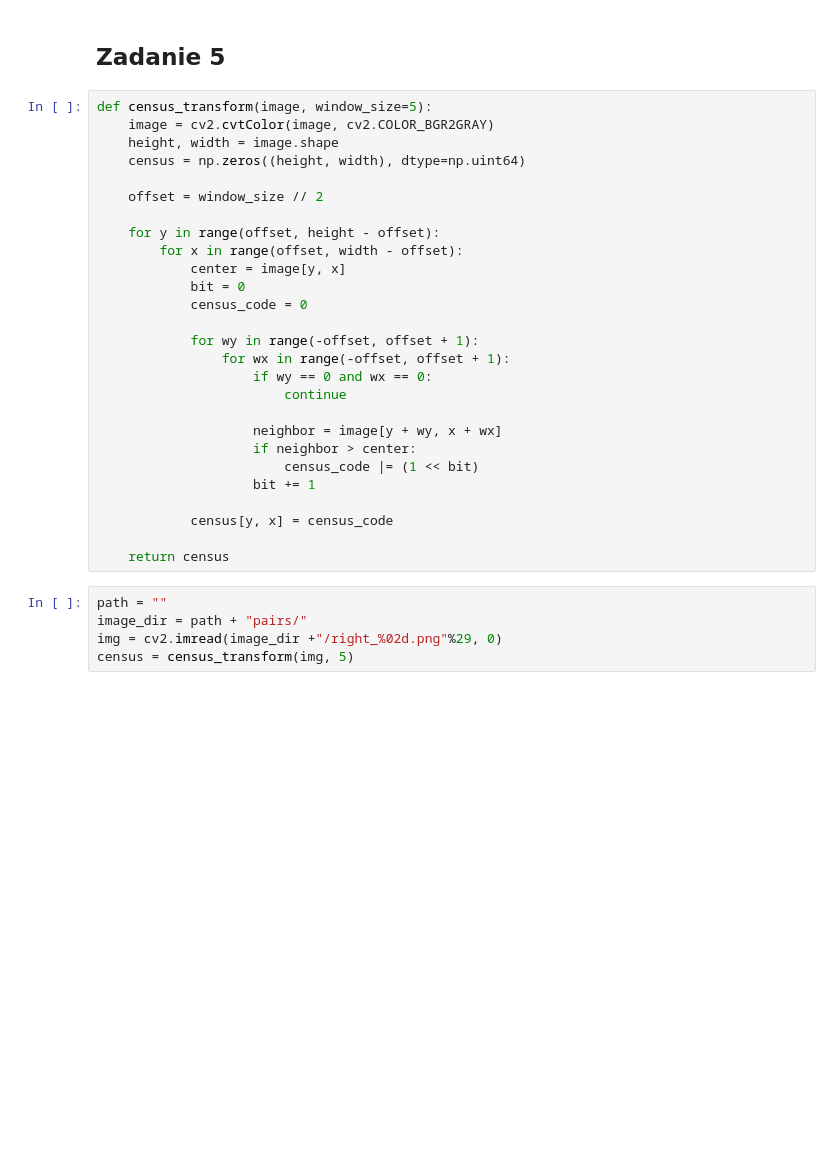
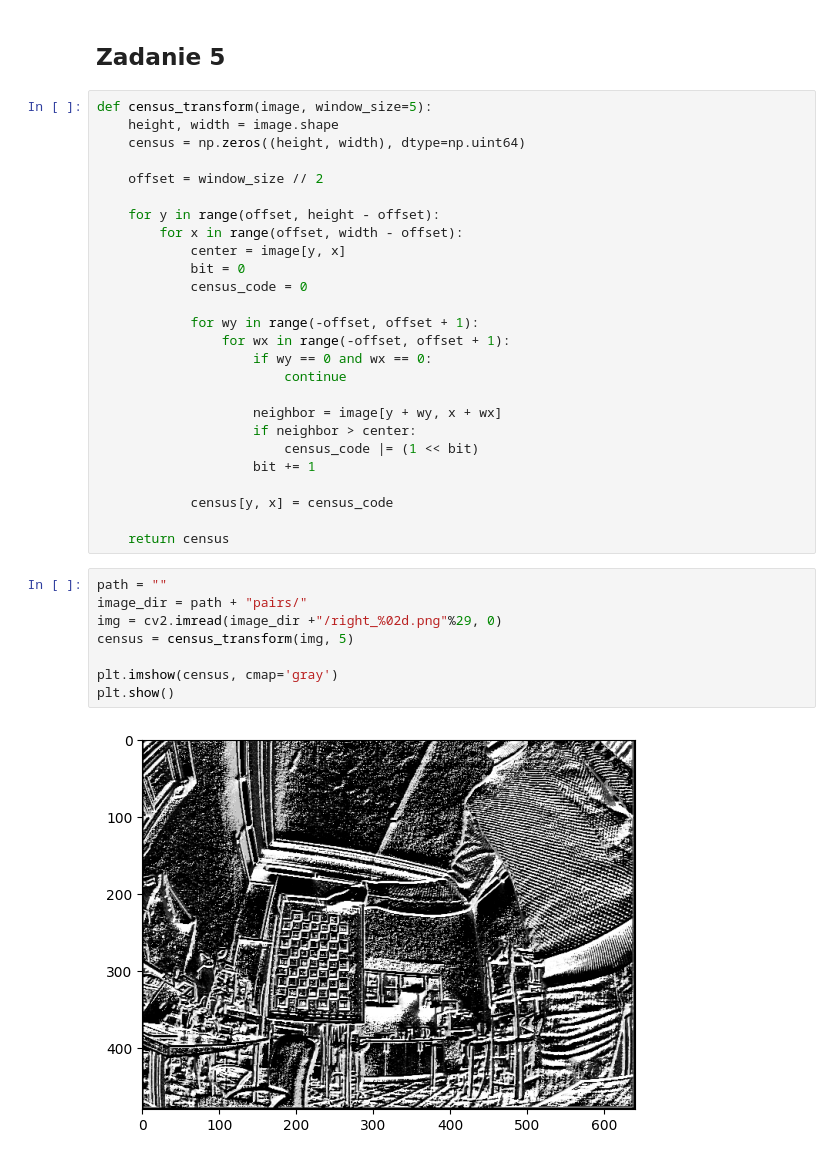
Before and after one commit to Maziorow/ZAW, a Jupyter notebook: Lab5/lab5_dodatkowe.ipynb, the cells around one changed output. Drawn from its saved outputs; the diff is of its cells as text; blank space fills up the shorter version.

```diff
--- a/Lab5/lab5_dodatkowe.ipynb
+++ b/Lab5/lab5_dodatkowe.ipynb
@@ -7,7 +7,6 @@ import os
 ## Zadanie 5
 # %%
 def census_transform(image, window_size=5):
-    image = cv2.cvtColor(image, cv2.COLOR_BGR2GRAY)
     height, width = image.shape
     census = np.zeros((height, width), dtype=np.uint64)
 
@@ -35,5 +34,10 @@ def census_transform(image, window_size=5):
 # %%
 path = ""
 image_dir = path + "pairs/"
 img = cv2.imread(image_dir +"/right_%02d.png"%29, 0)
 census = census_transform(img, 5)
+
+plt.imshow(census, cmap='gray')
+plt.show()
+# %% [output]
+[figure, added]
```
Also changed, not shown: parts of 1 cell of this notebook, 1 other file.
